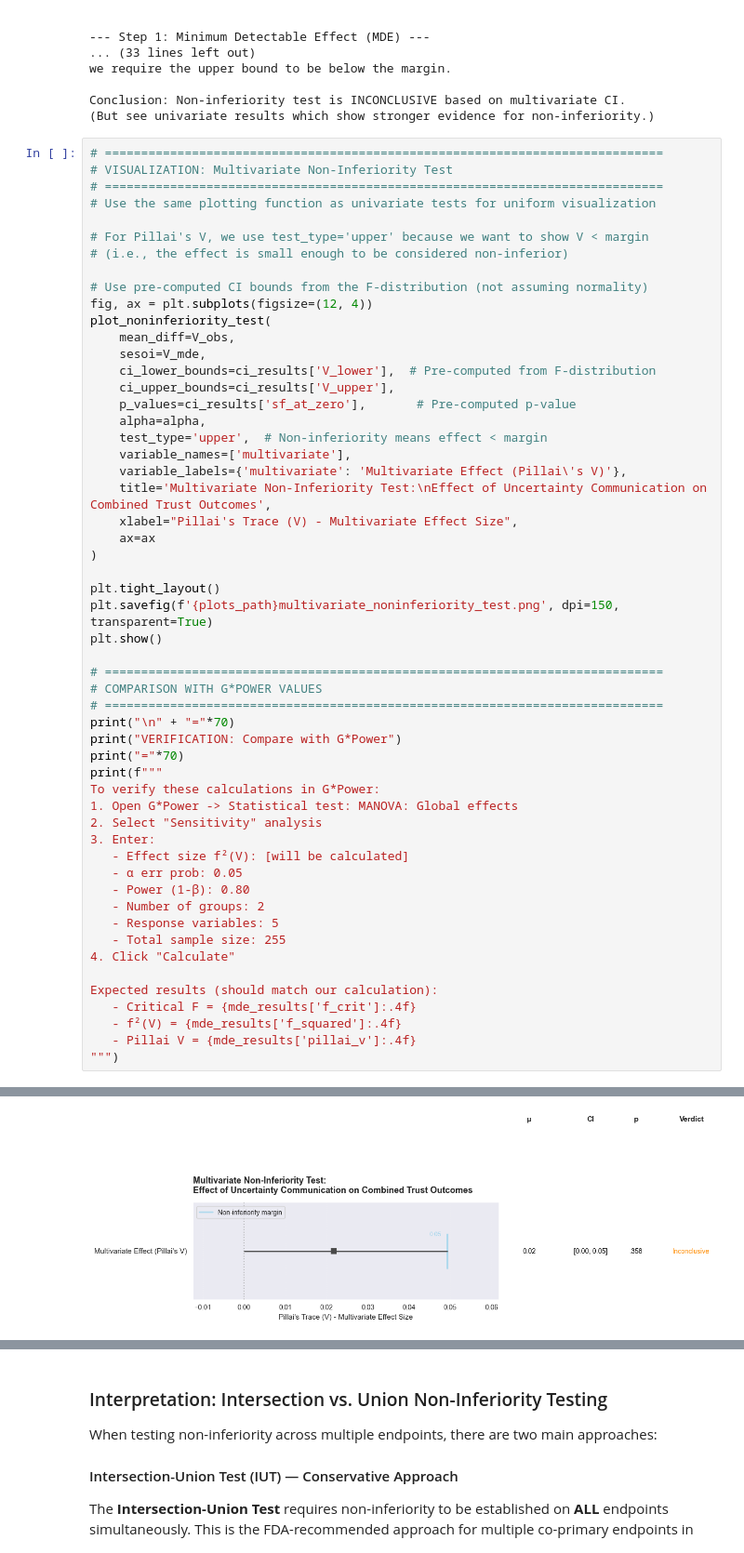
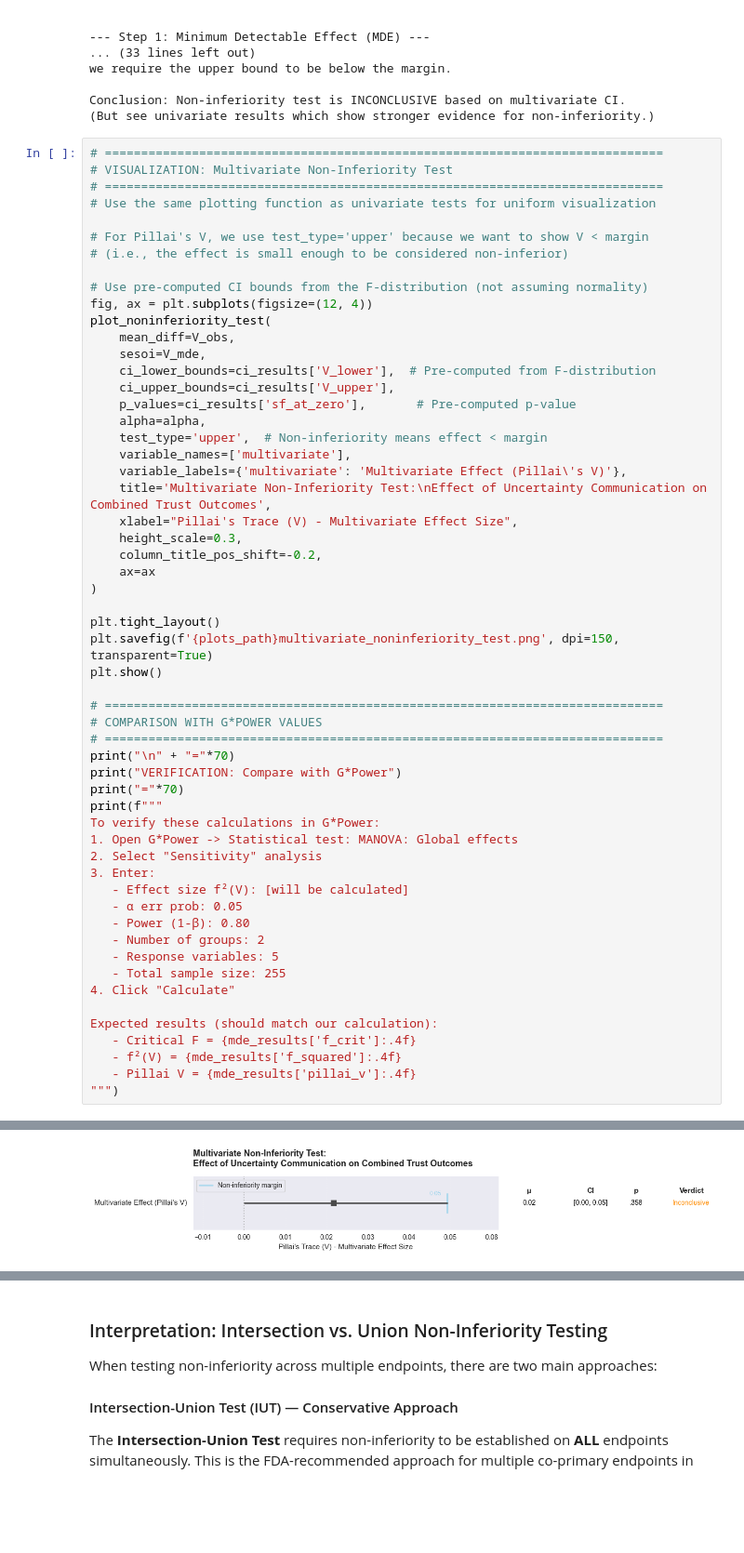
Before and after one commit to TimWiesner99/thesis-analysis, a Jupyter notebook: analysis/multivariate_analysis.ipynb, the cells around one changed output, grey strips where cells are left out. Shown at 93% size. Saved outputs shown, nothing was run; the diff lists cells and outputs as text; blank space fills up the shorter version.

```diff
--- a/analysis/multivariate_analysis.ipynb
+++ b/analysis/multivariate_analysis.ipynb
@@ -884,6 +677,8 @@ plot_noninferiority_test(
     variable_labels={'multivariate': 'Multivariate Effect (Pillai\'s V)'},
     title='Multivariate Non-Inferiority Test:\nEffect of Uncertainty Communication on Combined Trust Outcomes',
     xlabel="Pillai's Trace (V) - Multivariate Effect Size",
+    height_scale=0.3,
+    column_title_pos_shift=-0.2,
     ax=ax
 )
 
@@ -895,34 +690,34 @@ plt.show()
 # COMPARISON WITH G*POWER VALUES
 # =============================================================================
 print("\n" + "="*70)
 print("VERIFICATION: Compare with G*Power")
 print("="*70)
 print(f"""
 To verify these calculations in G*Power:
 1. Open G*Power -> Statistical test: MANOVA: Global effects
 2. Select "Sensitivity" analysis
 3. Enter:
    - Effect size f²(V): [will be calculated]
    - α err prob: 0.05
    - Power (1-β): 0.80
    - Number of groups: 2
    - Response variables: 5
    - Total sample size: 255
 4. Click "Calculate"
 
 Expected results (should match our calculation):
    - Critical F = {mde_results['f_crit']:.4f}
    - f²(V) = {mde_results['f_squared']:.4f}
    - Pillai V = {mde_results['pillai_v']:.4f}
 """)
 # %% [output]
 Non-Inferiority Test Results for 'Multivariate Effect (Pillai's V)':
   Effect size: 0.0217
   95% CI: [0.0000, 0.0494]
   SESOI margin: 0.0493
   p = .358
   Result: Non-inferiority not established (p = .358)
-[figure, old version]
+[figure, new version]
 ======================================================================
 VERIFICATION: Compare with G*Power
 ======================================================================
```
Also changed, not shown: parts of 15 cells of this notebook, 9 other files.
